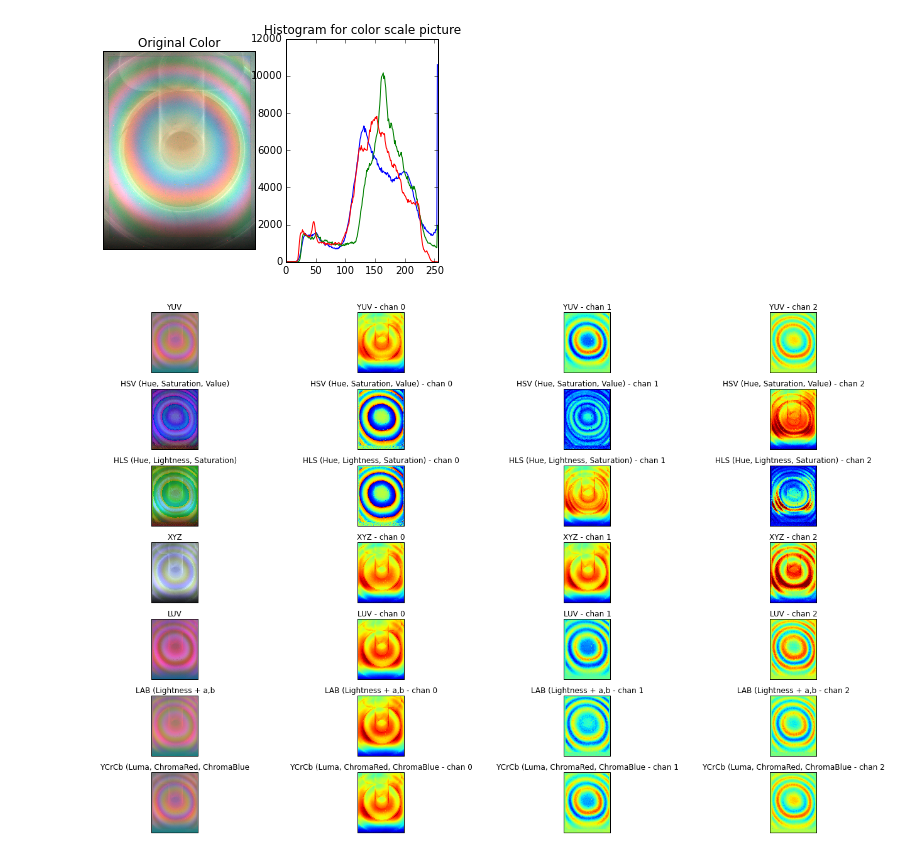
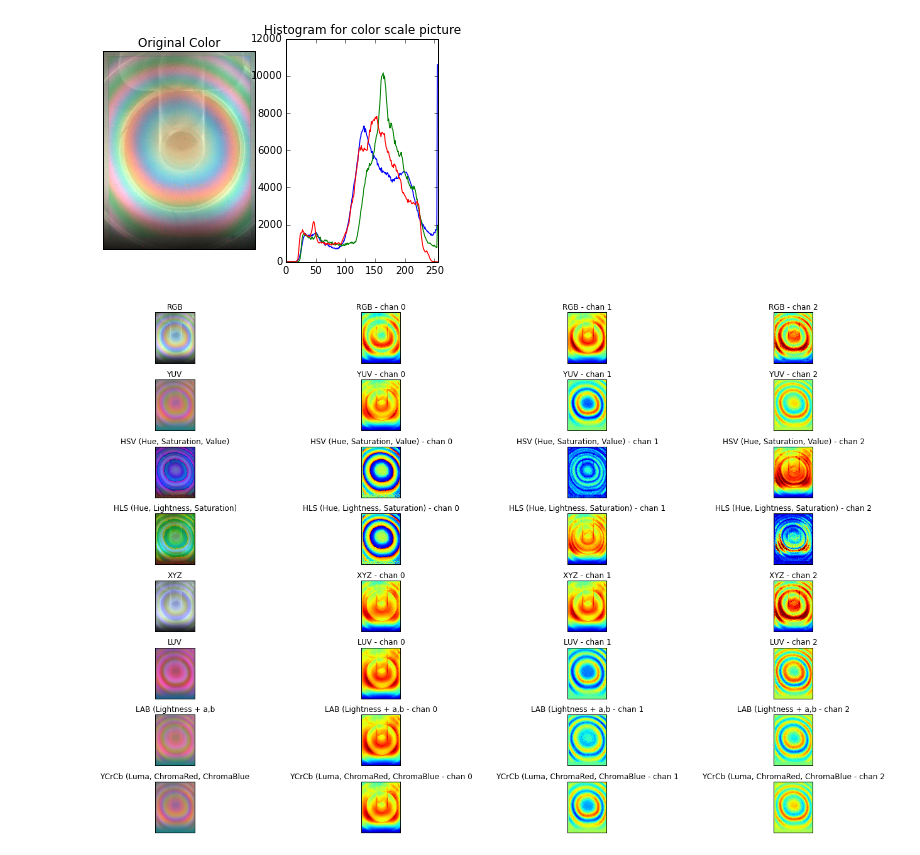
Before and after one commit to Aniruddh1/ipython-opencv-notebooks, a Jupyter notebook: notebooks/Colors.ipynb, the cells around one changed output. Cells and saved outputs as stored; diff of their text form; code cells hidden in the pictures.

```diff
--- a/notebooks/Colors.ipynb
+++ b/notebooks/Colors.ipynb
@@ -22,21 +22,21 @@ for channel,col in enumerate(color):
 # %% [output]
 [figure]
 # %%
-color_conversions = (['YUV',cv2.COLOR_BGR2YUV], ['HSV (Hue, Saturation, Value)',cv2.COLOR_BGR2HSV],
+color_conversions = (['RGB',cv2.COLOR_BGR2RGB], ['YUV',cv2.COLOR_BGR2YUV], ['HSV (Hue, Saturation, Value)',cv2.COLOR_BGR2HSV],
                      ['HLS (Hue, Lightness, Saturation)',cv2.COLOR_BGR2HLS],['XYZ',cv2.COLOR_BGR2XYZ],
                      ['LUV',cv2.COLOR_BGR2LUV], ['LAB (Lightness + a,b',cv2.COLOR_BGR2LAB], ['YCrCb (Luma, ChromaRed, ChromaBlue',cv2.COLOR_BGR2YCrCb] )
 rows = len(color_conversions)
 cols = 4
 plt.figure(figsize=(18,12))
 for idx, color_conversion in enumerate(color_conversions):
     img = cv2.cvtColor(img_bgr, color_conversion[1])
     plt.subplot(rows,cols, (idx*cols)+1),plt.imshow(img)
     plt.title('%s' % (color_conversion[0])), plt.xticks([]), plt.yticks([])
     color = ('0','1','2')
     for chan_idx, col in enumerate(color):
         chan = cv2.split(img)[chan_idx]
         plt.subplot(rows,cols, (idx*cols)+1+chan_idx+1),plt.imshow(chan)
         plt.title('%s - chan %d' % (color_conversion[0], chan_idx)), plt.xticks([]), plt.yticks([])
 plt.tight_layout()
 # %% [output]
-[figure, old version]
+[figure, new version]
```
Also changed, not shown: 1 other file.
